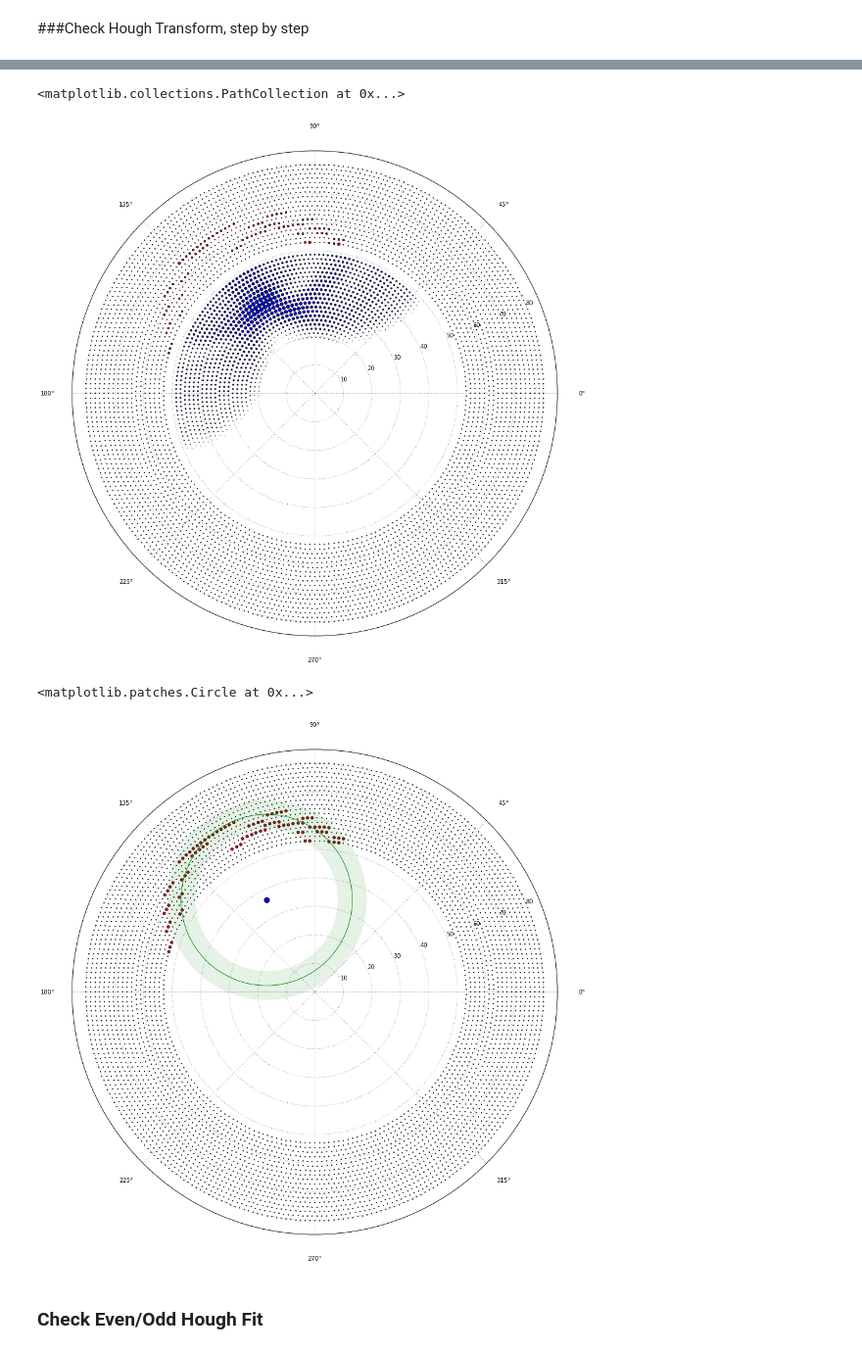
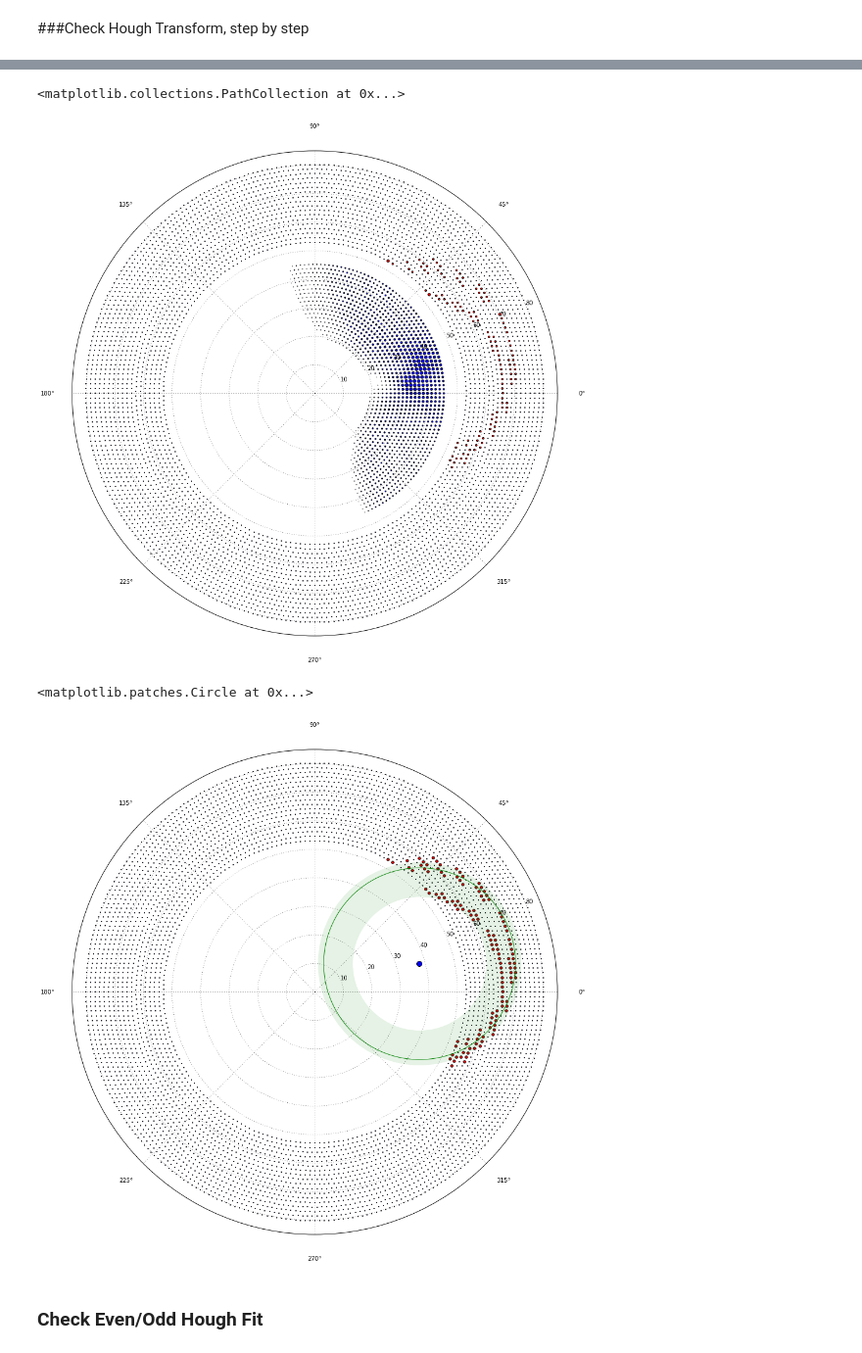
Before and after one commit to ewengillies/track-finding-yandex, a Jupyter notebook: notebooks/examine_hough.ipynb, the cells around one changed output, grey strips where cells are left out. Shown at 98% size. Cells and saved outputs as stored; diff of their text form; code cells hidden in the pictures.

```diff
--- a/notebooks/examine_hough.ipynb
+++ b/notebooks/examine_hough.ipynb
@@ -35,7 +35,7 @@ t_xs, t_ys = hough.track.get_points_xs_and_ys()
 # %% [markdown]
 ###Check Hough Transform, step by step
 # %%
-evt = 100
+evt = 20
 sig = hit_data.get_sig_wires(evt)
 hits = np.zeros(hit_data.cydet.n_points)
 
@@ -48,9 +48,11 @@ track_center = hough_matrix.dot(hits)
 possible_center = np.where(track_center != 0)[0]
 possible_value = track_center[possible_center]
 
+print relevant_hits
+
 setup_plot_for_detector()
 scatter(phis, rhos, marker='.', s=5)
 scatter(phis[sig],rhos[sig], marker='o', s=10, c='r')
 scatter(phis[relevant_hits],rhos[relevant_hits], marker='o', s=80, c='r')
-scatter(t_phis[possible_center],t_rhos[possible_center], possible_value*100, marker='o', c='b')
+scatter(t_phis[possible_center],t_rhos[possible_center], possible_value*10, marker='o', c='b')
 # %% [output]
@@ -84,31 +87,31 @@ setup_plot_for_detector()
 scatter(phis, rhos, marker='.', s=5)
 scatter(phis[sig],rhos[sig], marker='o', s=10, c='r')
 scatter(phis[relevant_hits],rhos[relevant_hits], marker='o',c='r')
-scatter(t_phis[possible_center],t_rhos[possible_center], possible_value*5, marker='o', c='b')
+scatter(t_phis[possible_center],t_rhos[possible_center], possible_value/2, marker='o', c='b')
 # %% [output]
 <matplotlib.collections.PathCollection at 0x...>
-[figure, old version]
+[figure, new version]
 # %%
 track_center = hough_matrix.dot(hit_data.get_hit_vector(evt))
 center = np.where(track_center == max(track_center))[0]
 
 
 setup_plot_for_detector()
 ax = plt.subplot(111, polar=True)
 ax.scatter(phis, rhos, marker='.', s=5)
 ax.scatter(t_phis[center],t_rhos[center],s=80, marker='o', c='b')
 ax.scatter(phis[sig],rhos[sig], marker='o', c='r')
 
 
 target_radius = plt.Circle((t_xs[center], t_ys[center]), hough.sig_rho, \
                            transform=ax.transData._b, color="green", fill=False,)
-target_spread = plt.Circle((t_xs[center], t_ys[center]), hough.sig_rho, \
-                           transform=ax.transData._b, color="green", alpha=0.1, fill=False, lw=10*hough.sig_trk_smear)
+target_spread = plt.Circle((t_xs[center], t_ys[center]), (hough.sig_rho_max+hough.sig_rho_min)/2, \
+                           transform=ax.transData._b, color="green", alpha=0.1, fill=False, lw=hough.sig_rho_sgma*20)
 gca().add_artist(target_radius)
 gca().add_artist(target_spread)
 # %% [output]
 <matplotlib.patches.Circle at 0x...>
-[figure, old version]
+[figure, new version]
 # %% [markdown]
 ### Check Even/Odd Hough Fit
 # %%
```
Also changed, not shown: parts of 3 cells of this notebook, 2 other files.
